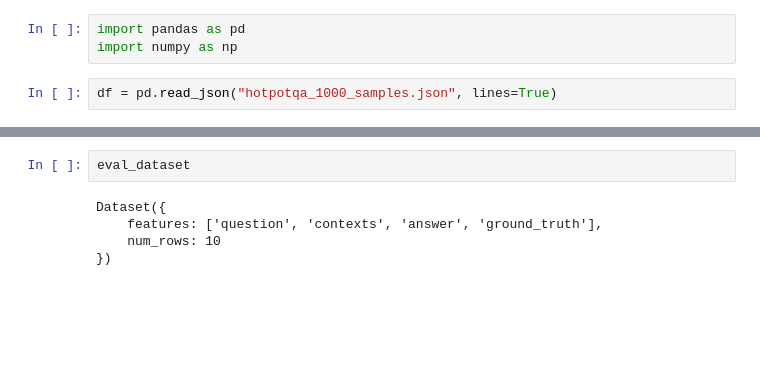
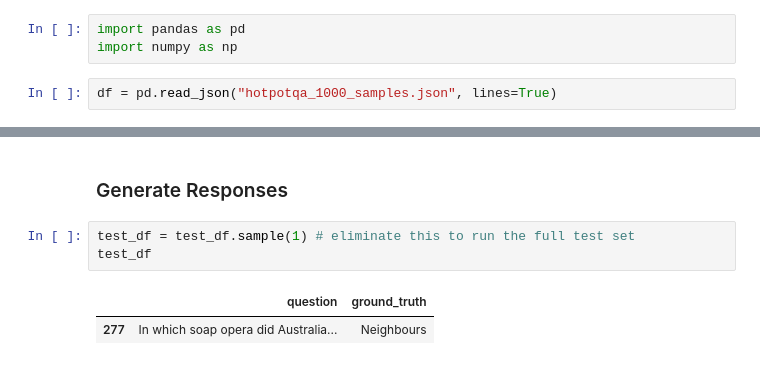
Before and after one commit to safakatakancelik/rag-system-00-and-eval, a Jupyter notebook: evaluation/prepare_test_responses.ipynb, the cells around one changed output, grey strips where cells are left out. Cells and saved outputs as stored; diff of their text form; blank space fills up the shorter version.

```diff
--- a/evaluation/prepare_test_responses.ipynb
+++ b/evaluation/prepare_test_responses.ipynb
@@ -157,7 +64,8 @@ eval_dataset = Dataset.from_dict(data)
-# %%
-eval_dataset
-# %% [output]
-Dataset({
-    features: ['question', 'contexts', 'answer', 'ground_truth'],
-    num_rows: 10
-})
+# %% [markdown]
+### Generate Responses
+# %%
+test_df = test_df.sample(1) # eliminate this to run the full test set
+test_df
+# %% [output]
+|  | question | ground_truth |
+| 277 | In which soap opera did Australia... | Neighbours |
```
Also changed, not shown: parts of 17 cells of this notebook, 3 other files.
